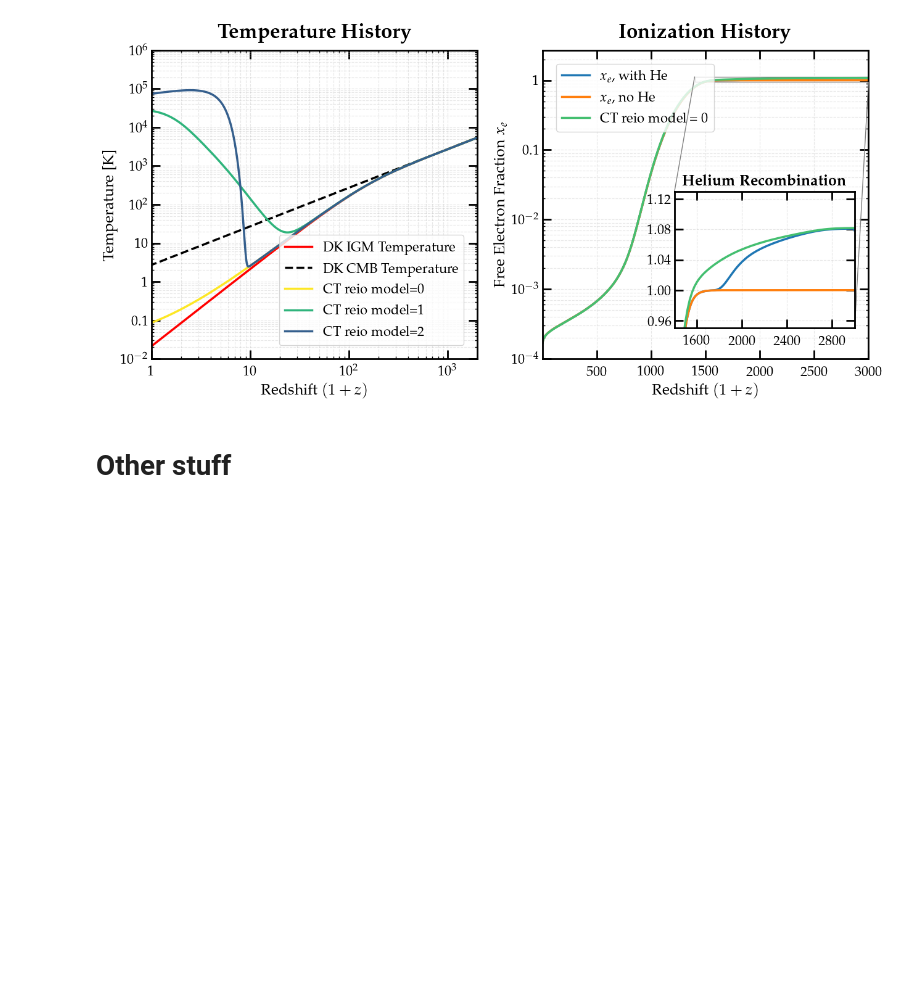
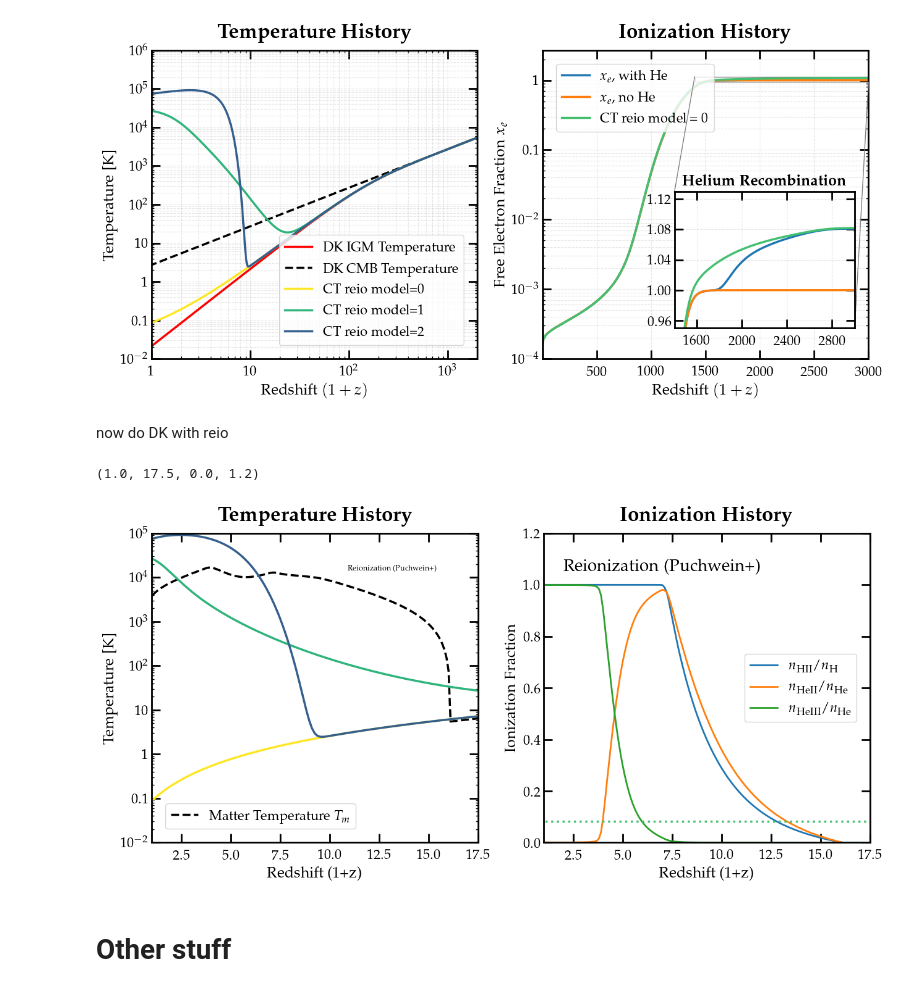
Before and after one commit to CMBSPEC/specdist, a Jupyter notebook: specdist/notebooks/specdist_ionisation_history.ipynb, the cells around one changed output. Drawn from its saved outputs; the diff is of its cells as text; code cells hidden in the pictures; blank space fills up the shorter version.

```diff
--- a/specdist/notebooks/specdist_ionisation_history.ipynb
+++ b/specdist/notebooks/specdist_ionisation_history.ipynb
@@ -508,6 +508,67 @@ plt.axis([1.4e3, 3e3, 0.95, 1.13])
 # %% [output]
 (1400.0, 3000.0, 0.95, 1.13)
 [figure]
+# %% [markdown]
+now do DK with reio
+# %%
+soln_default_reion = tla.get_history(rs_vec, helium_TLA=True, reion_switch=True)
+# %%
+fig_reion=plt.figure(figsize=(15,6.5))
+
+ax = plt.subplot(1,2,1)
+
+plt_Tm_reion, = plt.plot(rs_vec, soln_default_reion[:,0]/phys.kB,
+                         label=r'Matter Temperature $T_m$',c='k',ls='--')
+
+
+plt_CT = []
+i = 0
+color=iter(cm.viridis(np.linspace(1,0.3,len(xinjs))))
+for x in xinjs:
+    plt_CT_p, = plt.plot(R[i]['Te_redshifts'],R[i]['Te_values'],label=r'CT reio model='+str(x),c=next(color))
+    plt_CT.append(plt_CT_p)
+    i+=1
+
+# Text
+plt.text(0.6, 0.88, 'Reionization (Puchwein+)', fontsize=9, transform=ax.transAxes)
+
+leg = plt.legend(handles=[plt_Tm_reion], loc=3)
+
+plt.title(r'\bf{Temperature History}')
+plt.xlabel('Redshift (1+z)')
+plt.ylabel(r'Temperature [K]')
+plt.axis([1, 17.5, 1e-2, 100000])
+plt.yscale('log')
+ax = plt.subplot(1,2,2)
+
+plt_xHII, = plt.plot(rs_vec, soln_default_reion[:,1], linewidth=2, label=r'$n_\mathrm{HII}/n_\mathrm{H}$')
+plt_xHeII, = plt.plot(rs_vec, soln_default_reion[:,2]/phys.chi, linewidth=2, label=r'$n_\mathrm{HeII}/n_\mathrm{He}$')
+# The solution is stored as nHeII/nH, so it needs to be converted to nHeII/nHe.
+plt_xHeIII, = plt.plot(rs_vec, soln_default_reion[:,3]/phys.chi, linewidth=2, label=r'$n_\mathrm{HeIII}/n_\mathrm{He}$')
+# Same for HeIII.
+
+plt_CT = []
+i = 0
+color=iter(cm.viridis(np.linspace(0.7,0,len(xinjs))))
+for x in xinjs[1:2]:
+    plt_CT_p, = plt.plot(R[i]['Xe_redshifts'],R[i]['Xe_values_XHeI1s'],
+                         label=r'CT reio model = '+str(x),c=next(color),ls=':')
+    plt_CT.append(plt_CT_p)
+    i+=1
+plt_L = [plt_He, plt_no_He] + plt_CT
+
+# Text
+plt.text(0.06, 0.88, 'Reionization (Puchwein+)', fontsize=20, transform=ax.transAxes)
+
+leg = plt.legend(handles=[plt_xHII, plt_xHeII, plt_xHeIII], loc=5)
+
+plt.title(r'\bf{Ionization History}')
+plt.xlabel('Redshift (1+z)')
+plt.ylabel('Ionization Fraction')
+plt.axis([1, 17.5, 0, 1.2])
+# %% [output]
+(1.0, 17.5, 0.0, 1.2)
+[figure, added]
 # %% [markdown]
 # Other stuff
 # %%
```
Also changed, not shown: 2 other files.
